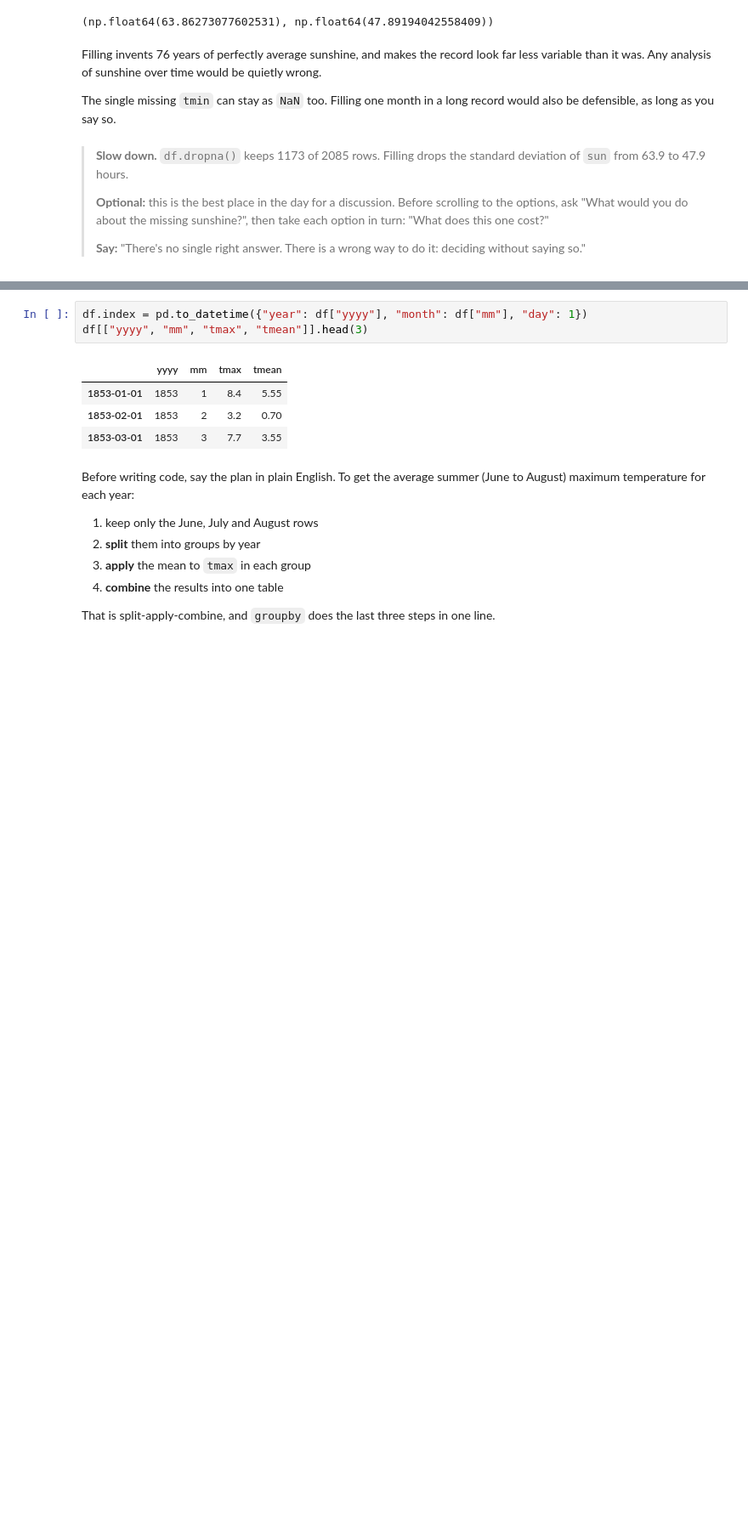
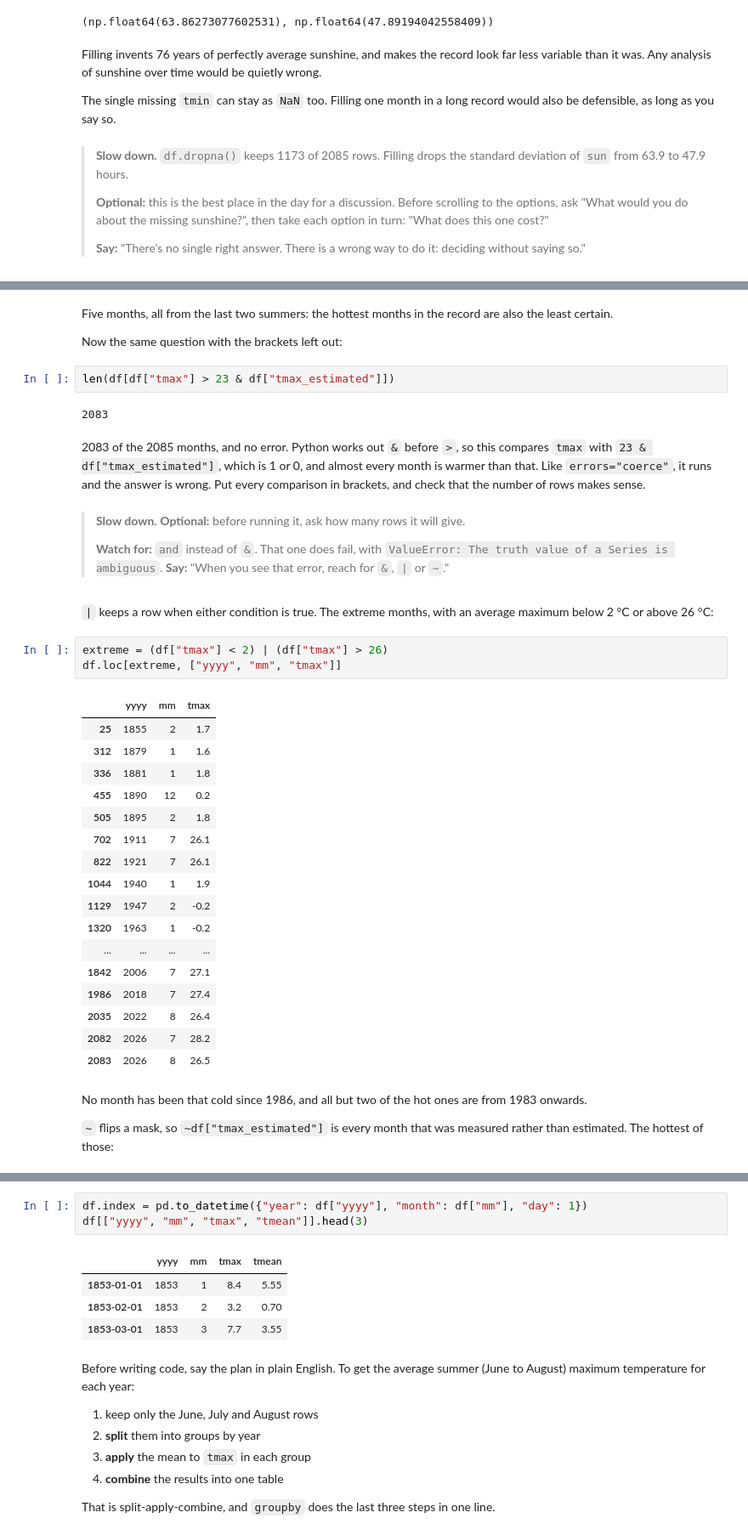
Before and after one commit to cafoala/cfrr-python-for-data-analysis, a Jupyter notebook: instructor/day1_demo.ipynb, the cells around one changed output, grey strips where cells are left out. Shown at 85% size. Drawn from its saved outputs; the diff is of its cells as text; blank space fills up the shorter version.

```diff
--- a/instructor/day1_demo.ipynb
+++ b/instructor/day1_demo.ipynb
@@ -538,0 +650,41 @@ The single missing `tmin` can stay as `NaN` too. Filling one month in a long rec
+# %% [markdown]
+Five months, all from the last two summers: the hottest months in the record are also the least certain.
+
+Now the same question with the brackets left out:
+# %%
+len(df[df["tmax"] > 23 & df["tmax_estimated"]])
+# %% [output]
+2083
+# %% [markdown]
+2083 of the 2085 months, and no error. Python works out `&` before `>`, so this compares `tmax` with `23 & df["tmax_estimated"]`, which is 1 or 0, and almost every month is warmer than that. Like `errors="coerce"`, it runs and the answer is wrong. Put every comparison in brackets, and check that the number of rows makes sense.
+# %% [markdown]
+> **Slow down.** **Optional:** before running it, ask how many rows it will give.
+>
+> **Watch for:** `and` instead of `&`. That one does fail, with `ValueError: The truth value of a Series is ambiguous`. **Say:** "When you see that error, reach for `&`, `|` or `~`."
+# %% [markdown]
+`|` keeps a row when either condition is true. The extreme months, with an average maximum below 2 °C or above 26 °C:
+# %%
+extreme = (df["tmax"] < 2) | (df["tmax"] > 26)
+df.loc[extreme, ["yyyy", "mm", "tmax"]]
+# %% [output]
+|  | yyyy | mm | tmax |
+| 25 | 1855 | 2 | 1.7 |
+| 312 | 1879 | 1 | 1.6 |
+| 336 | 1881 | 1 | 1.8 |
+| 455 | 1890 | 12 | 0.2 |
+| 505 | 1895 | 2 | 1.8 |
+| 702 | 1911 | 7 | 26.1 |
+| 822 | 1921 | 7 | 26.1 |
+| 1044 | 1940 | 1 | 1.9 |
+| 1129 | 1947 | 2 | -0.2 |
+| 1320 | 1963 | 1 | -0.2 |
+| ... | ... | ... | ... |
+| 1842 | 2006 | 7 | 27.1 |
+| 1986 | 2018 | 7 | 27.4 |
+| 2035 | 2022 | 8 | 26.4 |
+| 2082 | 2026 | 7 | 28.2 |
+| 2083 | 2026 | 8 | 26.5 |
+# %% [markdown]
+No month has been that cold since 1986, and all but two of the hot ones are from 1983 onwards.
+
+`~` flips a mask, so `~df["tmax_estimated"]` is every month that was measured rather than estimated. The hottest of those:
```
Also changed, not shown: parts of 94 cells of this notebook, 3 other files.
